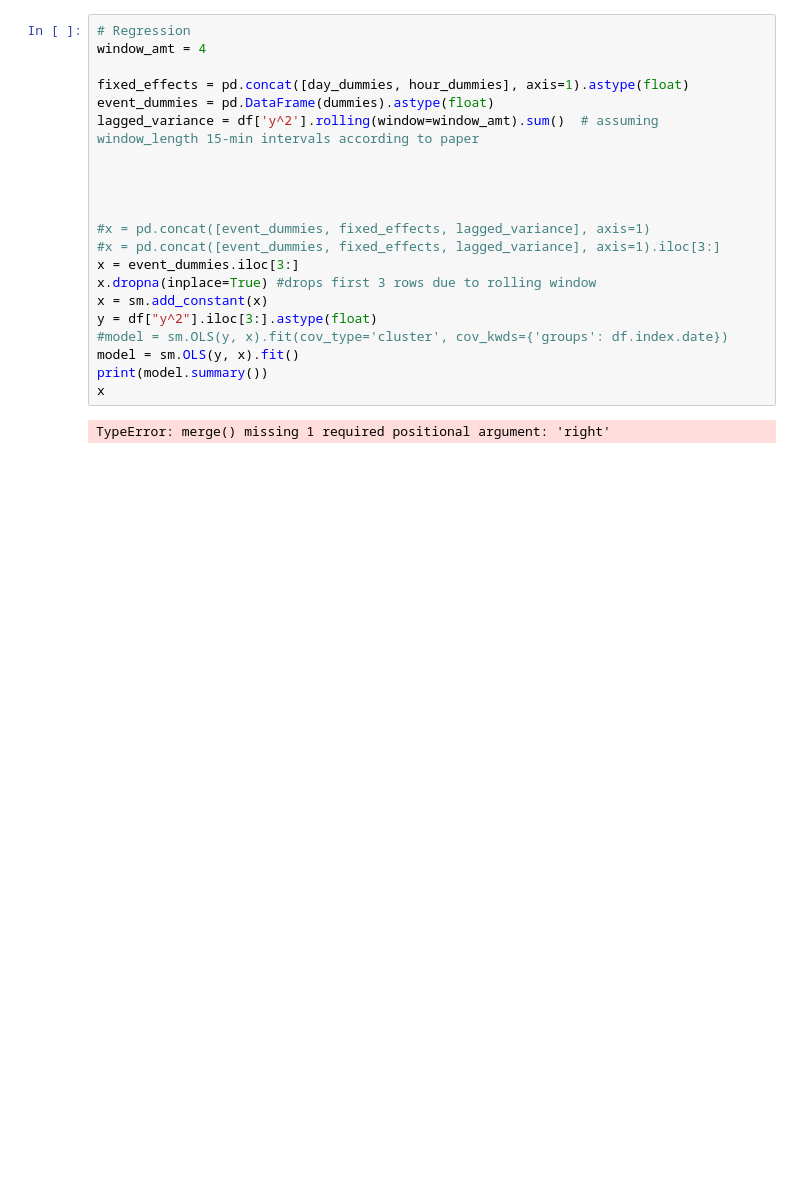
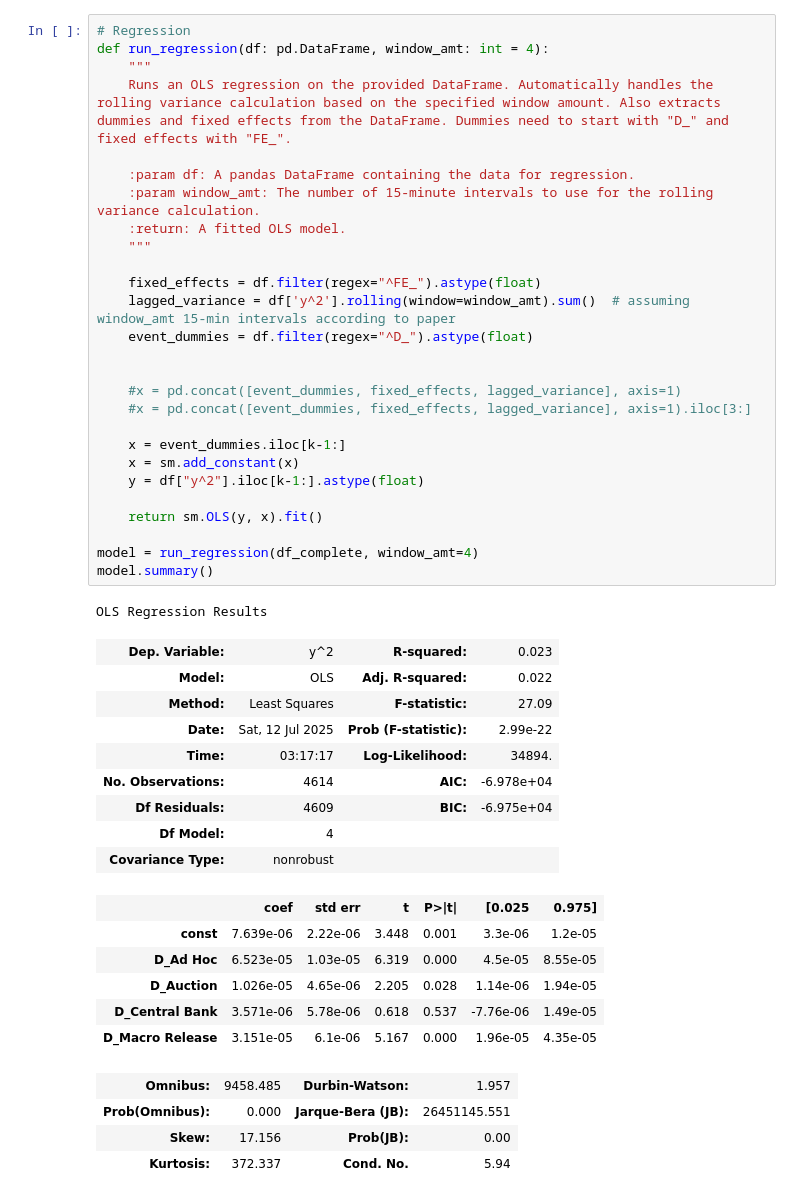
Before and after one commit to levmilarl/Financial_DS_focus_sessions, a Jupyter notebook: ÜB 5/main.ipynb, the cells around one changed output. Cells and saved outputs as stored; diff of their text form; blank space fills up the shorter version.

Commit message:
Overall cleaning done, only plots missing.

```diff
--- a/ÜB 5/main.ipynb
+++ b/ÜB 5/main.ipynb
@@ -175,23 +254,48 @@ creating 4 event dummie variables
 # %%
 # Regression
-window_amt = 4
+def run_regression(df: pd.DataFrame, window_amt: int = 4):
+    """
+    Runs an OLS regression on the provided DataFrame. Automatically handles the rolling variance calculation based on the specified window amount. Also extracts dummies and fixed effects from the DataFrame. Dummies need to start with "D_" and fixed effects with "FE_".
 
-fixed_effects = pd.concat([day_dummies, hour_dummies], axis=1).astype(float)
-event_dummies = pd.DataFrame(dummies).astype(float)
-lagged_variance = df['y^2'].rolling(window=window_amt).sum()  # assuming window_length 15-min intervals according to paper
+    :param df: A pandas DataFrame containing the data for regression.
+    :param window_amt: The number of 15-minute intervals to use for the rolling variance calculation.
+    :return: A fitted OLS model.
+    """
+
+    fixed_effects = df.filter(regex="^FE_").astype(float)
+    lagged_variance = df['y^2'].rolling(window=window_amt).sum()  # assuming window_amt 15-min intervals according to paper
+    event_dummies = df.filter(regex="^D_").astype(float)
 
 
+    #x = pd.concat([event_dummies, fixed_effects, lagged_variance], axis=1)
+    #x = pd.concat([event_dummies, fixed_effects, lagged_variance], axis=1).iloc[3:]
 
+    x = event_dummies.iloc[k-1:]
+    x = sm.add_constant(x)
+    y = df["y^2"].iloc[k-1:].astype(float)
 
-#x = pd.concat([event_dummies, fixed_effects, lagged_variance], axis=1)
-#x = pd.concat([event_dummies, fixed_effects, lagged_variance], axis=1).iloc[3:]
-x = event_dummies.iloc[3:]
-x.dropna(inplace=True) #drops first 3 rows due to rolling window
-x = sm.add_constant(x)
-y = df["y^2"].iloc[3:].astype(float)
-#model = sm.OLS(y, x).fit(cov_type='cluster', cov_kwds={'groups': df.index.date})
-model = sm.OLS(y, x).fit()
-print(model.summary())
-x
+    return sm.OLS(y, x).fit()
+
+model = run_regression(df_complete, window_amt=4)
+model.summary()
 # %% [output]
-TypeError: merge() missing 1 required positional argument: 'right'
+OLS Regression Results
+| Dep. Variable: | y^2 | R-squared: | 0.023 |
+| Model: | OLS | Adj. R-squared: | 0.022 |
+| Method: | Least Squares | F-statistic: | 27.09 |
+| Date: | Sat, 12 Jul 2025 | Prob (F-statistic): | 2.99e-22 |
+| Time: | 03:17:17 | Log-Likelihood: | 34894. |
+| No. Observations: | 4614 | AIC: | -6.978e+04 |
+| Df Residuals: | 4609 | BIC: | -6.975e+04 |
+| Df Model: | 4 |  |  |
+| Covariance Type: | nonrobust |  |  |
+|  | coef | std err | t | P>|t| | [0.025 | 0.975] |
+| const | 7.639e-06 | 2.22e-06 | 3.448 | 0.001 | 3.3e-06 | 1.2e-05 |
+| D_Ad Hoc | 6.523e-05 | 1.03e-05 | 6.319 | 0.000 | 4.5e-05 | 8.55e-05 |
+| D_Auction | 1.026e-05 | 4.65e-06 | 2.205 | 0.028 | 1.14e-06 | 1.94e-05 |
+| D_Central Bank | 3.571e-06 | 5.78e-06 | 0.618 | 0.537 | -7.76e-06 | 1.49e-05 |
+| D_Macro Release | 3.151e-05 | 6.1e-06 | 5.167 | 0.000 | 1.96e-05 | 4.35e-05 |
+| Omnibus: | 9458.485 | Durbin-Watson: | 1.957 |
+| Prob(Omnibus): | 0.000 | Jarque-Bera (JB): | 26451145.551 |
+| Skew: | 17.156 | Prob(JB): | 0.00 |
+| Kurtosis: | 372.337 | Cond. No. | 5.94 |
```
Also changed, not shown: parts of 12 cells of this notebook, 2 other files.
